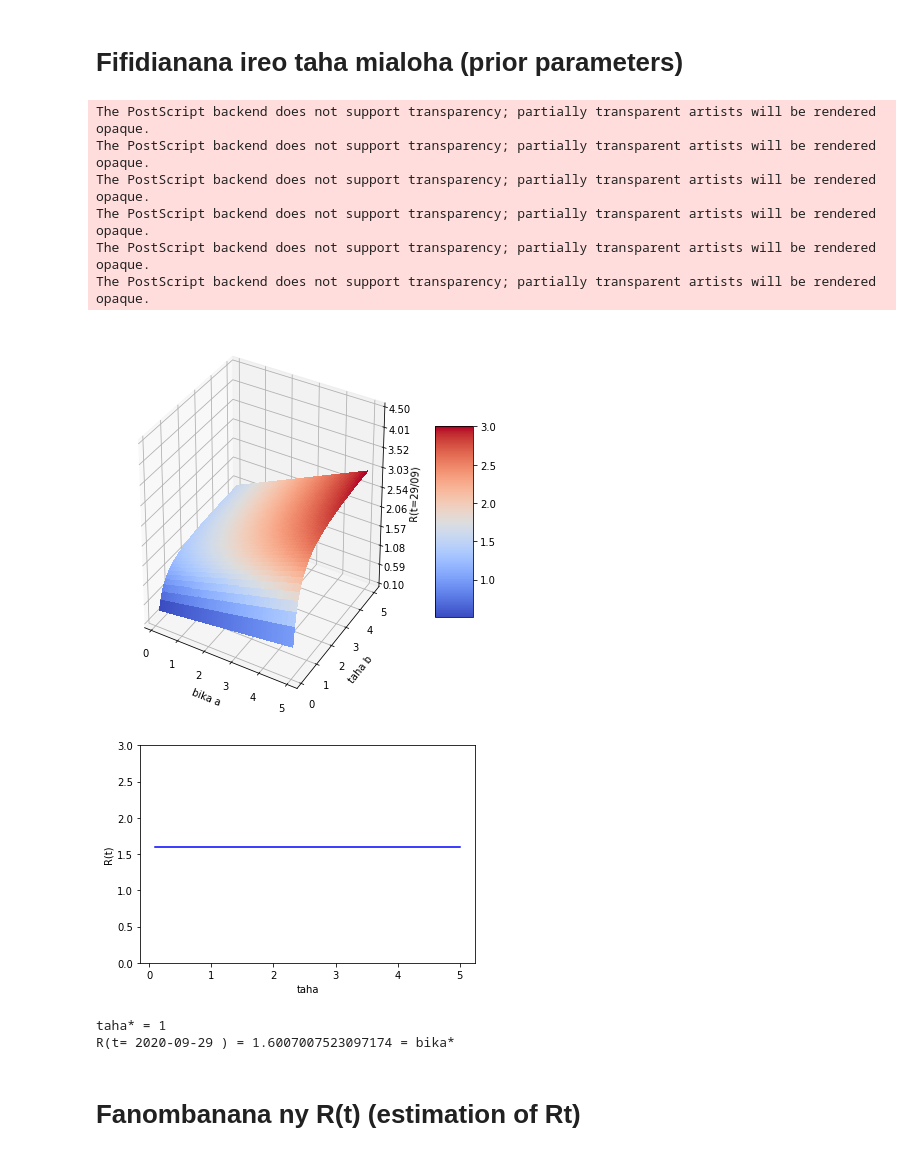
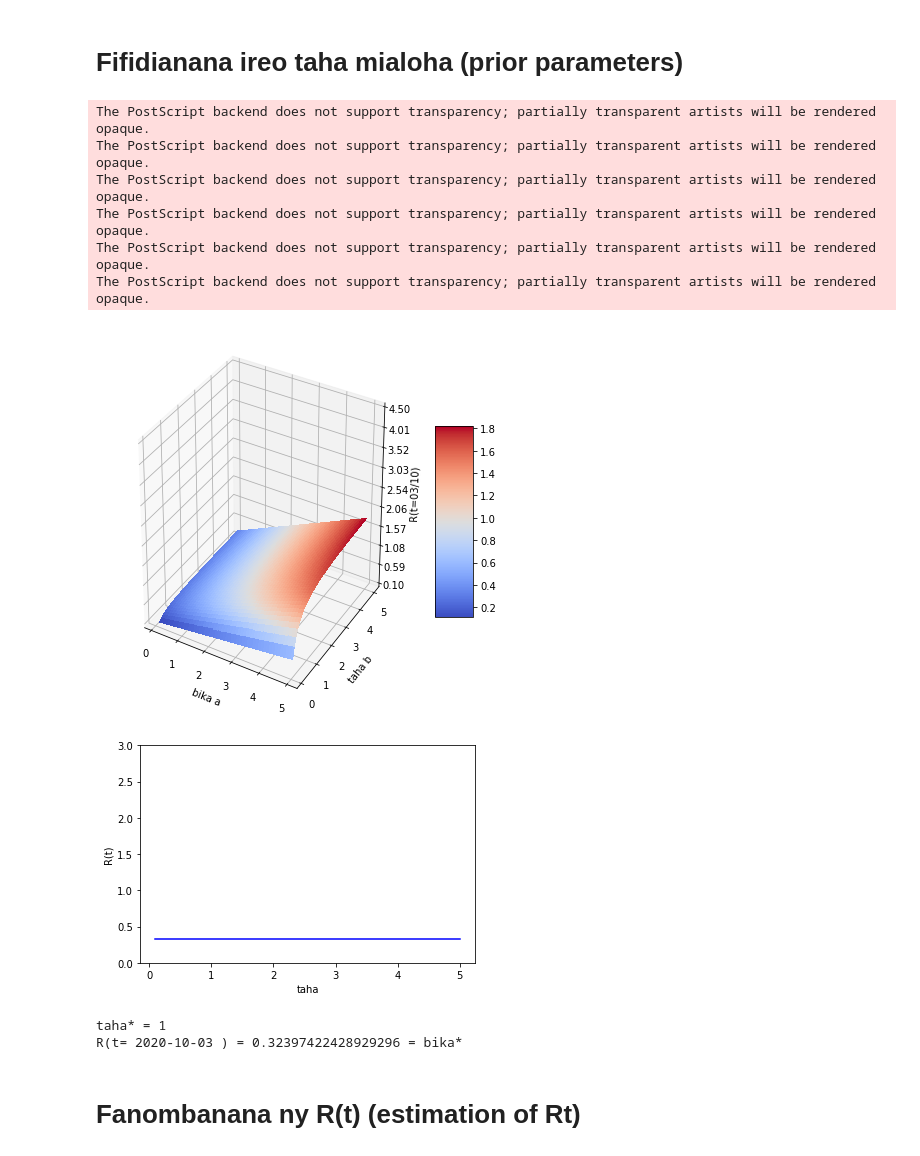
Before and after one commit to tabilaocov/ady_cov, a Jupyter notebook: scr/modely_RP/R_matsiatra.ipynb, the cells around one changed output. Cells and saved outputs as stored; diff of their text form; code cells hidden in the pictures.

```diff
--- a/scr/modely_RP/R_matsiatra.ipynb
+++ b/scr/modely_RP/R_matsiatra.ipynb
@@ -156,8 +156,8 @@ Ivaomats = tilyvoatsiatr['Voatomb']
 
 dIvao = pd.DataFrame(data =Ivaomats)
 
-daty_data_manom = datetime.date(2020,8,29)
-daty_data_mifar = datetime.date(2020,9,29)
+daty_data_manom = datetime.date(2020,9,3)
+daty_data_mifar = datetime.date(2020,10,3)
 
 datyt = daty_data_mifar
 
@@ -276,36 +276,36 @@ ax = fig.gca(projection='3d')
 # Make data.
 X = np.linspace(0.1,5,100)
 Y = np.linspace(0.1,5,100)
 X, Y = np.meshgrid(X, Y)
 Z = func_sh(datyab)(X)*func_sc(datyab)(Y)
 W = X*Y
 # Plot the surface.
 surf = ax.plot_surface(X, Y, Z, cmap=cm.coolwarm,
                        linewidth=0, antialiased=False)
 #surf = ax.plot_surface(X, Y, W, cmap=cm.coolwarm,
  #                      linewidth=0, antialiased=False)
 
 # Customize the z axis.
 ax.set_zlim(0.1, 4.5)
 ax.zaxis.set_major_locator(LinearLocator(10))
 ax.zaxis.set_major_formatter(FormatStrFormatter('%.02f'))
 
-ax.set(xlabel ='bika a', ylabel = "taha b", zlabel = 'R(t=29/09)')
+ax.set(xlabel ='bika a', ylabel = "taha b", zlabel = 'R(t=03/10)')
 
 # Add a color bar which maps values to colors.
 fig.colorbar(surf, shrink=0.5, aspect=5)
 
-plt.savefig(path_to_save+'Rt299_matsia.eps')
+plt.savefig(path_to_save+'Rt310_matsia.eps')
 
 plt.show()
 # %% [output]
 The PostScript backend does not support transparency; partially transparent artists will be rendered opaque.
 The PostScript backend does not support transparency; partially transparent artists will be rendered opaque.
 The PostScript backend does not support transparency; partially transparent artists will be rendered opaque.
 The PostScript backend does not support transparency; partially transparent artists will be rendered opaque.
 The PostScript backend does not support transparency; partially transparent artists will be rendered opaque.
 The PostScript backend does not support transparency; partially transparent artists will be rendered opaque.
-[figure, old version]
+[figure, new version]
 # %%
 # R(t) when equality between the prior and the posterior
 
@@ -328,9 +328,9 @@ plt.show()
 print('taha* = 1')
 print('R(t=',datyab,') =', funcsh_inv(datyab)(1/func_sc(datyab)(1)), '= bika*')
 # %% [output]
-[figure, old version]
+[figure, new version]
 taha* = 1
-R(t= 2020-09-29 ) = 1.6007007523097174 = bika*
+R(t= 2020-10-03 ) = 0.32397422428929296 = bika*
 # %% [markdown]
 # Fanombanana ny R(t) (estimation of Rt)
 # %% [markdown]
```
Also changed, not shown: parts of 13 cells of this notebook.
